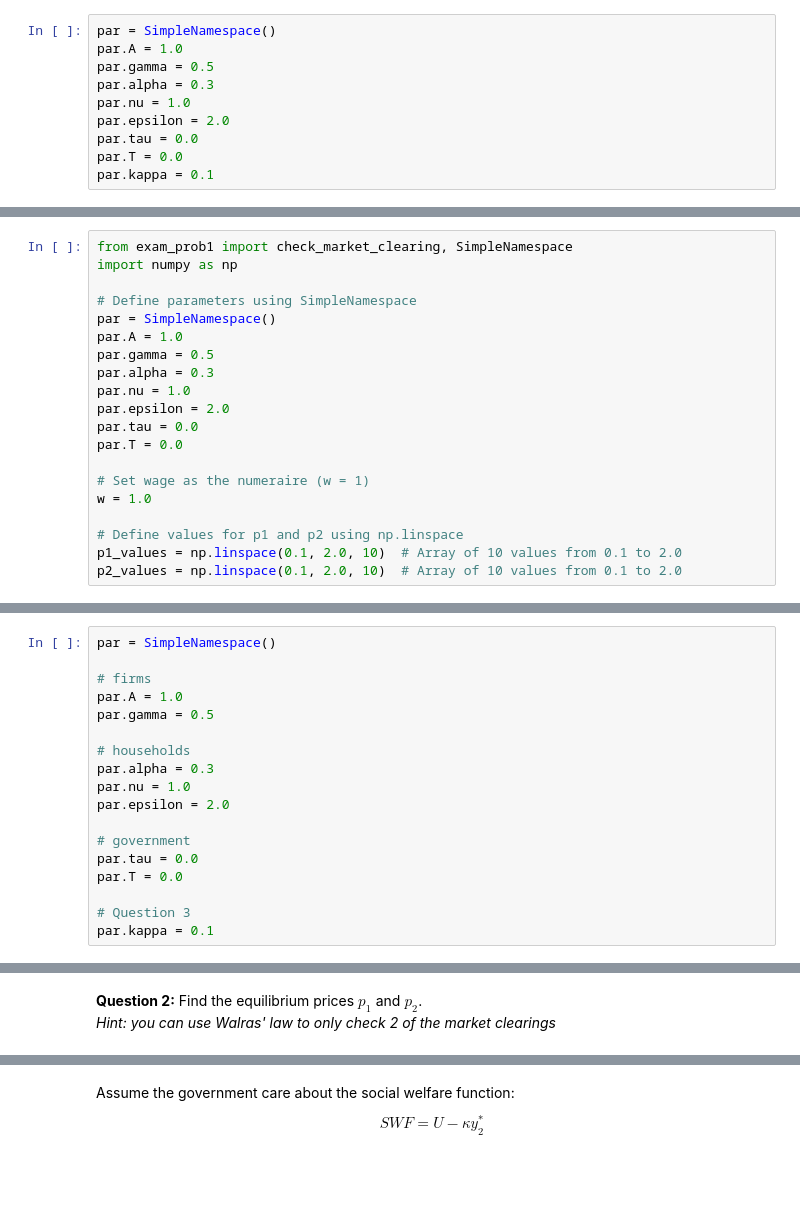
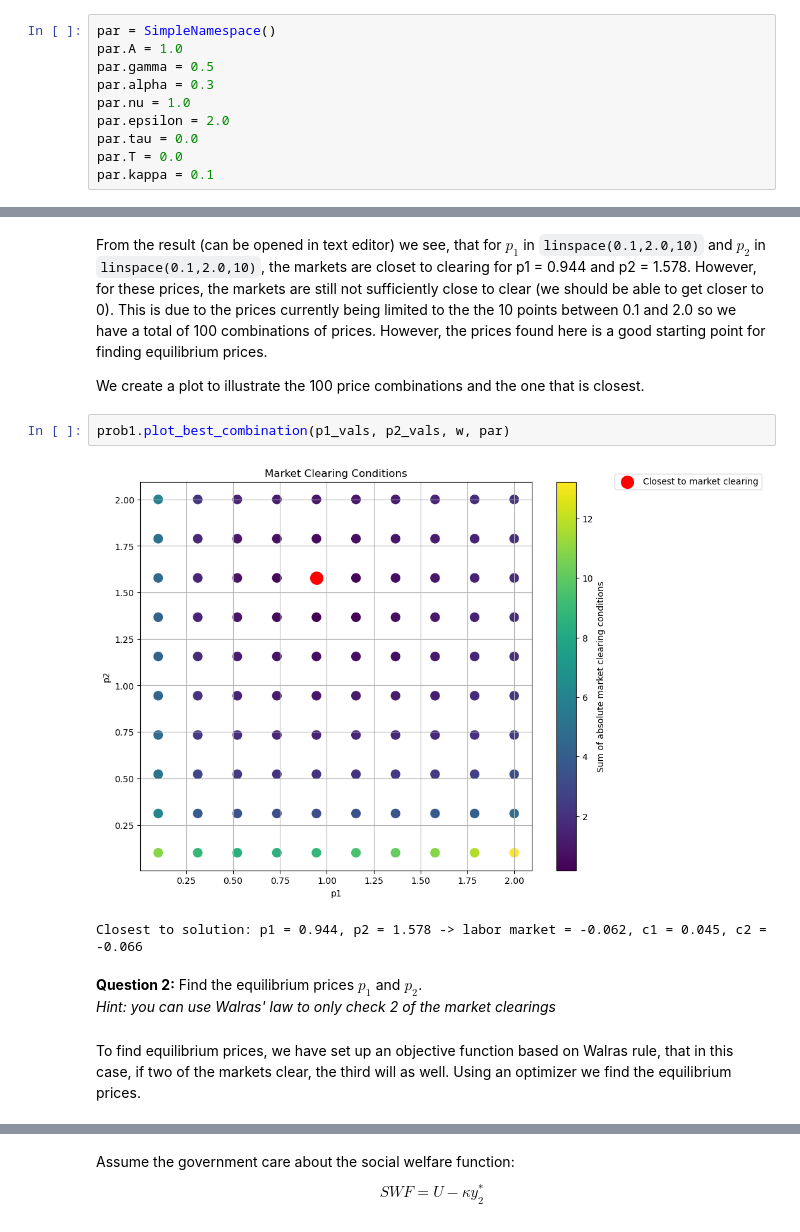
Before and after one commit to NumEconCopenhagen/projects-2024-emil-og-simon, a Jupyter notebook: examproject/examproject_prob1.ipynb, the cells around one changed output, grey strips where cells are left out. Saved outputs shown, nothing was run; the diff lists cells and outputs as text; blank space fills up the shorter version.

Commit message:
Justeringer til prob1

```diff
--- a/examproject/examproject_prob1.ipynb
+++ b/examproject/examproject_prob1.ipynb
@@ -692,20 +116,0 @@ Social Welfare Function: -0.56048
-# %%
-from exam_prob1 import check_market_clearing, SimpleNamespace
-import numpy as np
-
-# Define parameters using SimpleNamespace
-par = SimpleNamespace()
-par.A = 1.0
-par.gamma = 0.5
-par.alpha = 0.3
-par.nu = 1.0
-par.epsilon = 2.0
-par.tau = 0.0
-par.T = 0.0
-
-# Set wage as the numeraire (w = 1)
-w = 1.0
-
-# Define values for p1 and p2 using np.linspace
-p1_values = np.linspace(0.1, 2.0, 10)  # Array of 10 values from 0.1 to 2.0
-p2_values = np.linspace(0.1, 2.0, 10)  # Array of 10 values from 0.1 to 2.0
@@ -746,18 +116,0 @@ print(market_clearing_grid)  # Optionally print the entire grid for inspection
-# %%
-par = SimpleNamespace()
-
-# firms
-par.A = 1.0
-par.gamma = 0.5
-
-# households
-par.alpha = 0.3
-par.nu = 1.0
-par.epsilon = 2.0
-
-# government
-par.tau = 0.0
-par.T = 0.0
-
-# Question 3
-par.kappa = 0.1
@@ -766,3 +162,14 @@ par.kappa = 0.1
+# %% [markdown]
+From the result (can be opened in text editor) we see, that for $p_1$ in `linspace(0.1,2.0,10)` and $p_2$ in `linspace(0.1,2.0,10)`, the markets are closet to clearing for p1 = 0.944 and p2 = 1.578. However, for these prices, the markets are still not sufficiently close to clear (we should be able to get closer to 0). This is due to the prices currently being limited to the the 10 points between 0.1 and 2.0 so we have a total of 100 combinations of prices. However, the prices found here is a good starting point for finding equilibrium prices.
+
+We create a plot to illustrate the 100 price combinations and the one that is closest.
+# %%
+prob1.plot_best_combination(p1_vals, p2_vals, w, par)
+# %% [output]
+[figure, added]
+Closest to solution: p1 = 0.944, p2 = 1.578 -> labor market = -0.062, c1 = 0.045, c2 = -0.066
 # %% [markdown]
 **Question 2:** Find the equilibrium prices $p_1$ and $p_2$.<br>
 *Hint: you can use Walras' law to only check 2 of the market clearings*
+# %% [markdown]
+To find equilibrium prices, we have set up an objective function based on Walras rule, that in this case, if two of the markets clear, the third will as well. Using an optimizer we find the equilibrium prices.
```
Also changed, not shown: parts of 19 cells of this notebook, 1 other file.
